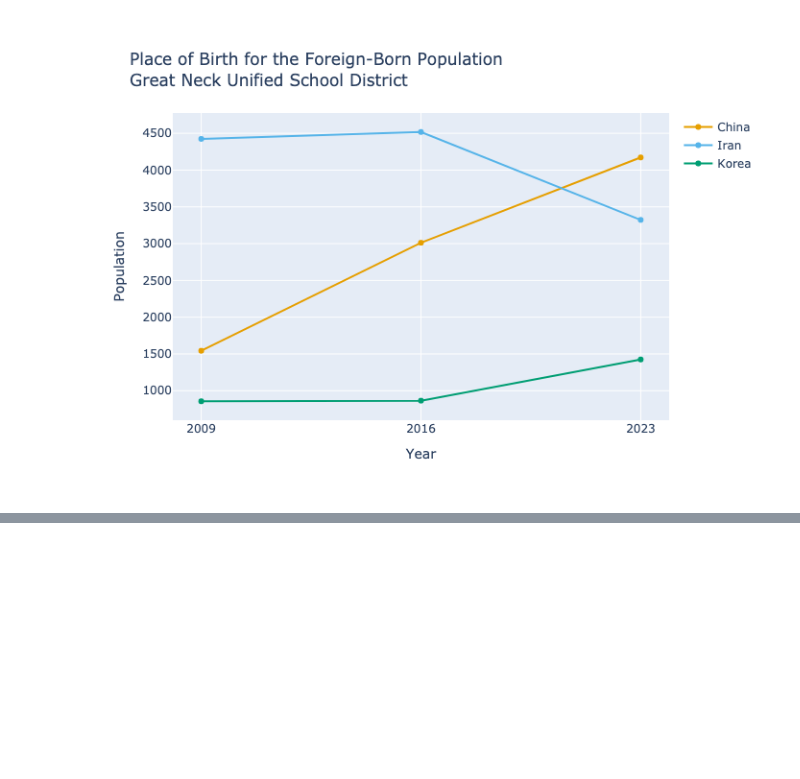
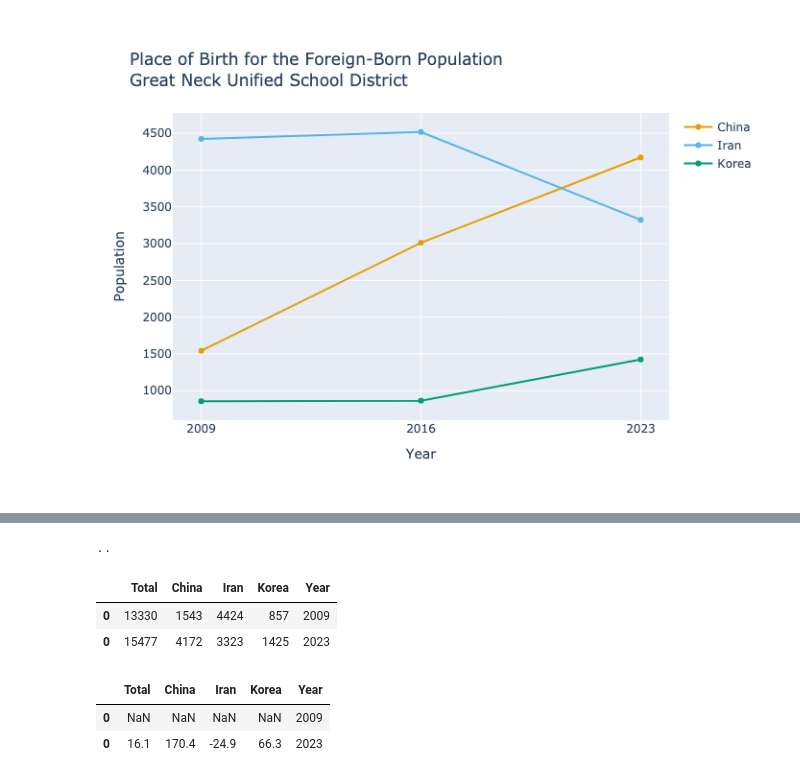
Before and after one commit to arilamstein/hometown_analysis, a Jupyter notebook: 06-place-of-birth.ipynb, the cells around one changed output, grey strips where cells are left out. Cells and saved outputs as stored; diff of their text form; code cells hidden in the pictures; blank space fills up the shorter version.

```diff
--- a/06-place-of-birth.ipynb
+++ b/06-place-of-birth.ipynb
@@ -146,0 +128,32 @@ Earlier I described it as symbolic that the number of immigrants from China is n
+# %%
+from IPython.display import display
+from utils import pct_change_multiyear
+
+df_2009 = download_multiyear(
+    dataset=ACS5,
+    vintages=[2009],
+    download_variables=["B05006_001E", "B05006_049E", "B05006_060E", "B05006_054E"],
+    state=NY,
+    school_district_unified="12510",
+)
+
+df_2023 = download_multiyear(
+    dataset=ACS5,
+    vintages=[2023],
+    download_variables=["B05006_001E", "B05006_049E", "B05006_061E", "B05006_054E"],
+    state=NY,
+    school_district_unified="12510",
+)
+
+df = pd.concat([df_2009, df_2023])
+
+display(df)
+pct_change_multiyear(df)
+# %% [output]
+..
+|  | Total | China | Iran | Korea | Year |
+| 0 | 13330 | 1543 | 4424 | 857 | 2009 |
+| 0 | 15477 | 4172 | 3323 | 1425 | 2023 |
+|  | Total | China | Iran | Korea | Year |
+| 0 | NaN | NaN | NaN | NaN | 2009 |
+| 0 | 16.1 | 170.4 | -24.9 | 66.3 | 2023 |
```
Also changed, not shown: parts of 9 cells of this notebook, 3 other files.
